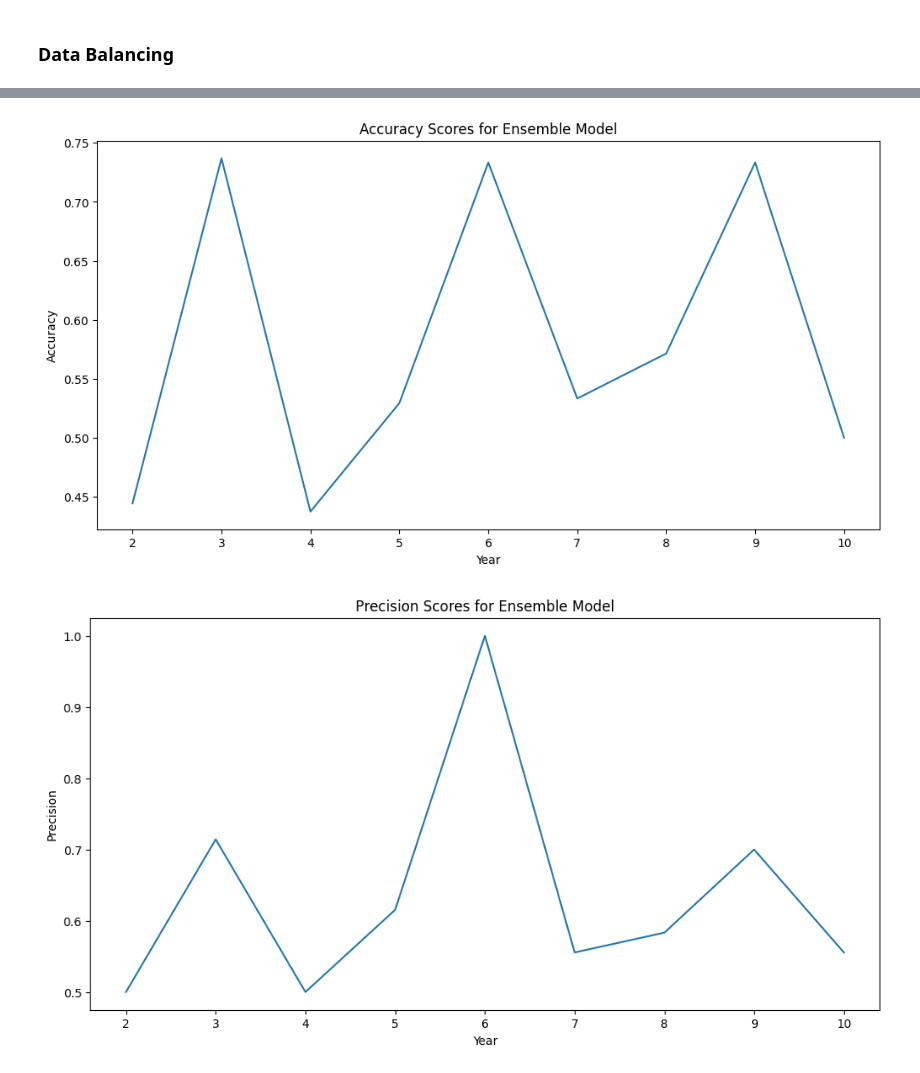
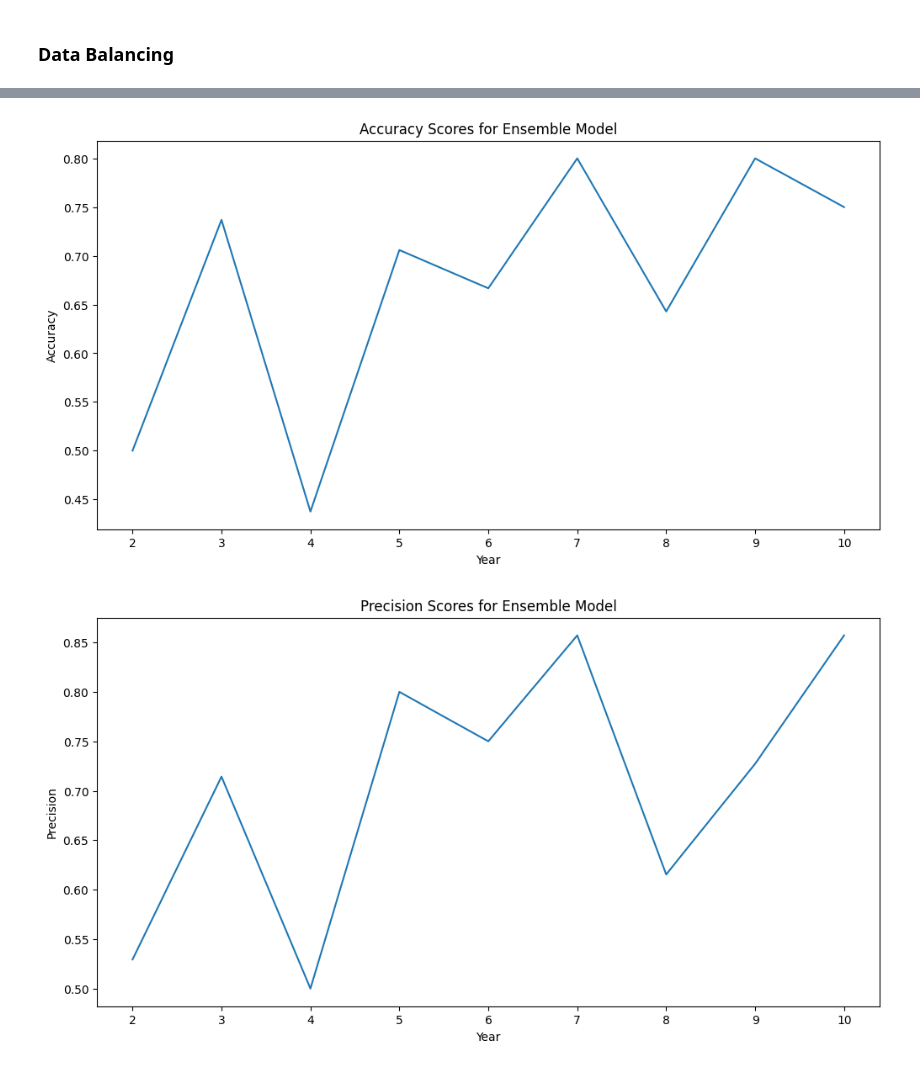
Before and after one commit to jmisidro/FEUP_ML, a Jupyter notebook: src/classification.ipynb, the cells around one changed output, grey strips where cells are left out. Cells and saved outputs as stored; diff of their text form; code cells hidden in the pictures.

```diff
--- a/src/classification.ipynb
+++ b/src/classification.ipynb
@@ -144,14 +144,14 @@ def create_predictions(df, year, model, distribution_similarity=True):
 # %%
 # Test various models and see which one performs the best
 models = {
-    "Logistic Regression": LogisticRegression(max_iter=10000),
-    "Random Forest": RandomForestClassifier(),
-    "Gradient Boosting": GradientBoostingClassifier(),
-    "Ada Boost": AdaBoostClassifier(),
-    "Decision Tree": DecisionTreeClassifier(),
-    "K-Nearest Neighbors": KNeighborsClassifier(),
+    "Logistic Regression": LogisticRegression(max_iter=1000),
+    "Random Forest": RandomForestClassifier(n_estimators=1000),
+    "Gradient Boosting": GradientBoostingClassifier(n_estimators=1000, learning_rate=0.3),
+    "Ada Boost": AdaBoostClassifier(n_estimators=1000, learning_rate=0.3),
+    "Decision Tree": DecisionTreeClassifier(max_depth=10, min_samples_split=5),
+    "K-Nearest Neighbors": KNeighborsClassifier(n_neighbors=8, weights='distance'),
     "Support Vector Machine": SVC(probability=True),
-    "Neural Network": MLPClassifier()
+    "Neural Network": MLPClassifier(max_fun=20000, solver='lbfgs')
 }
 
 min_year = 2
@@ -233,9 +233,9 @@ Train/Test size for year=10: (146, 60) (16, 60) (146,) (16,)
 # %%
 # Test various models and see which one performs the best
 models = {
-    "Random Forest": RandomForestClassifier(n_estimators=1000),
-    "Gradient Boosting": GradientBoostingClassifier(n_estimators=1000),
-    "Ada Boost": AdaBoostClassifier(n_estimators=1000),
+    "Random Forest": RandomForestClassifier(n_estimators=1000, max_depth=10),
+    "Gradient Boosting": GradientBoostingClassifier(n_estimators=1000, learning_rate=0.3),
+    "Ada Boost": AdaBoostClassifier(n_estimators=1000, learning_rate=0.3),
     "Neural Network": MLPClassifier(max_fun=20000)
 }
 
@@ -296,2 +296,2 @@ Train/Test size for year=10: (146, 60) (16, 60) (146,) (16,)
-[figure, old version]
+[figure, new version]
-[figure, old version]
+[figure, new version]
```
Also changed, not shown: parts of 2 cells of this notebook, 1 other file.
